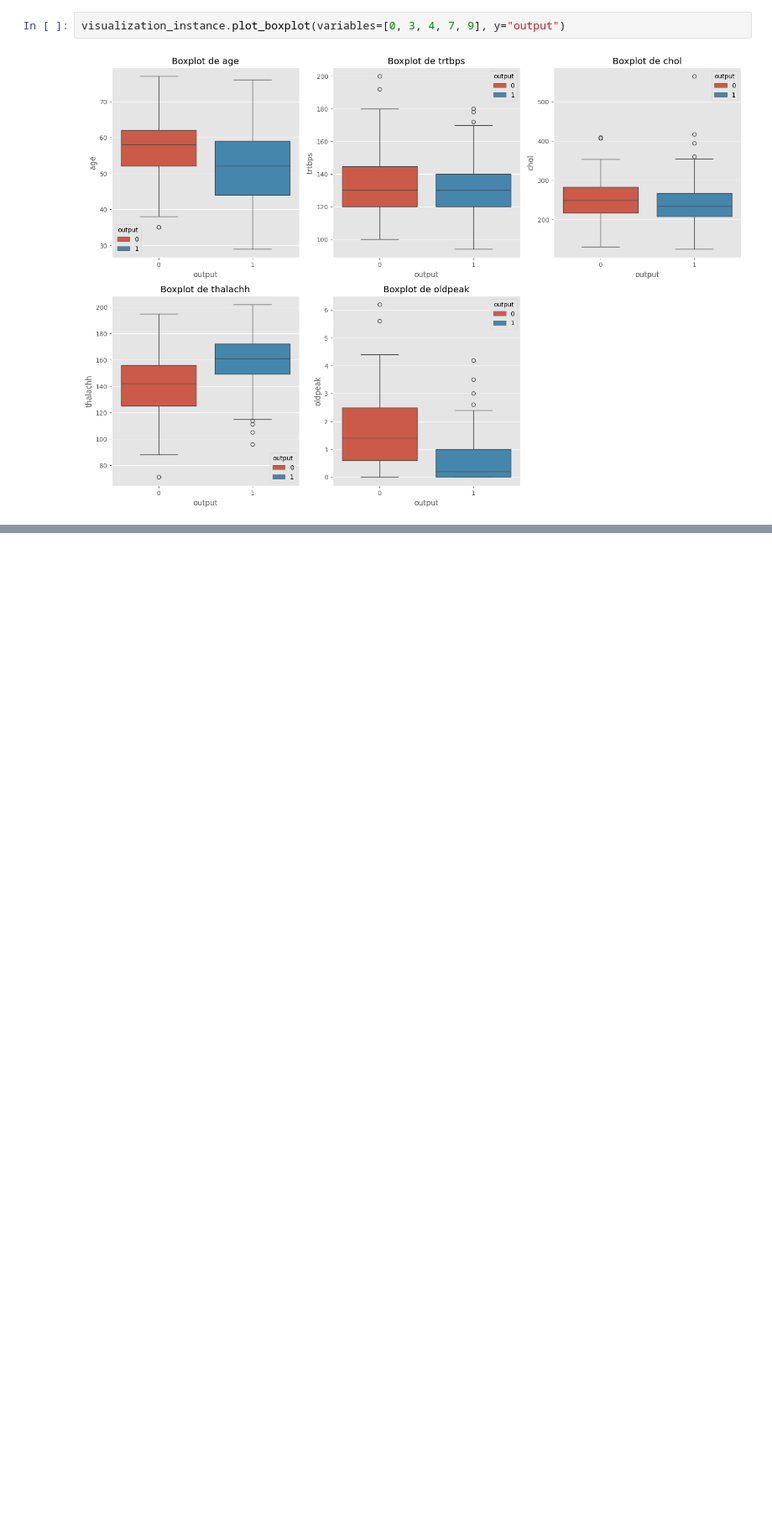
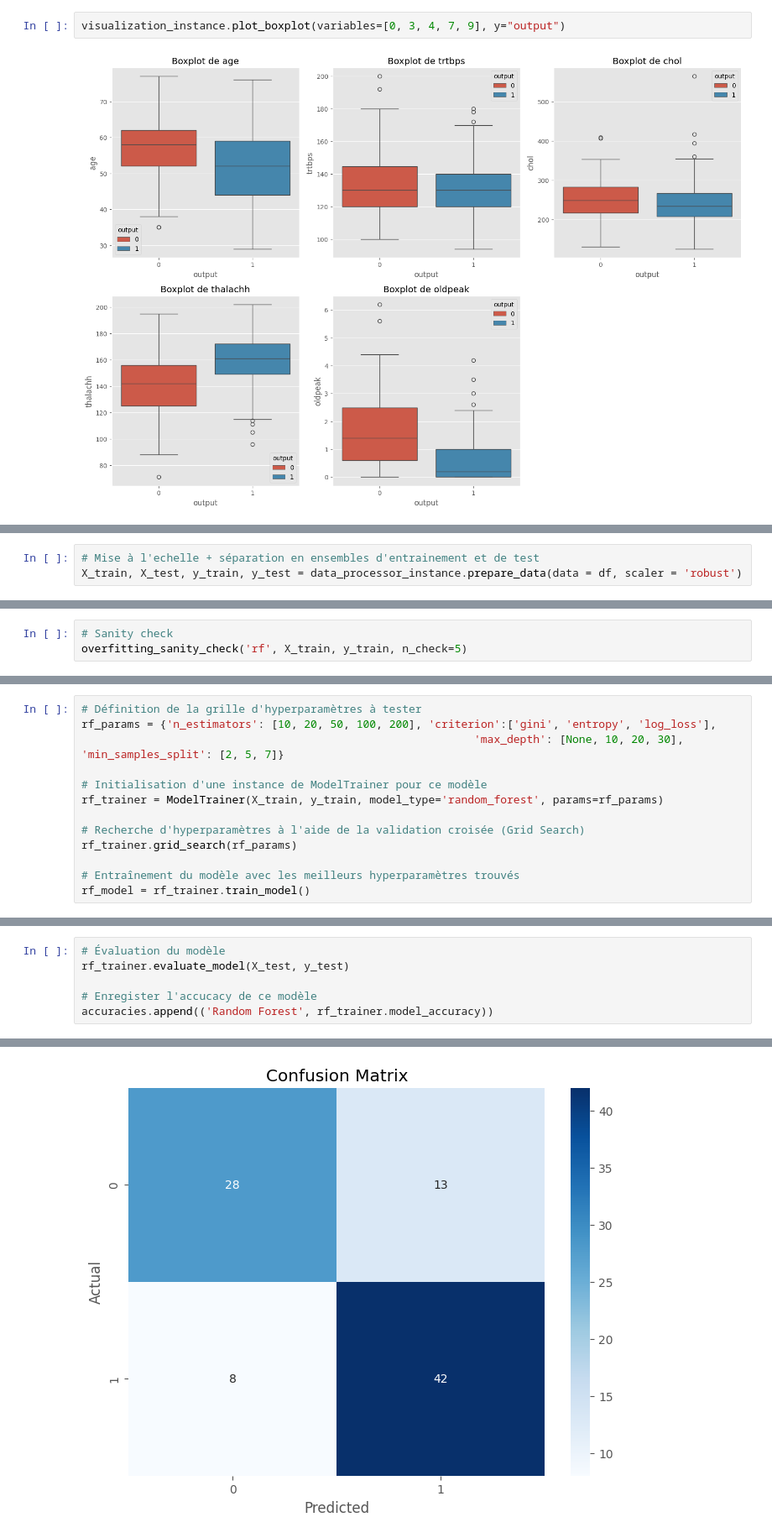
Before and after one commit to mjfriedman/Cardio-Detect, a Jupyter notebook: Projet.ipynb, the cells around one changed output, grey strips where cells are left out. Shown at 84% size. Drawn from its saved outputs; the diff is of its cells as text; blank space fills up the shorter version.

```diff
--- a/Projet.ipynb
+++ b/Projet.ipynb
@@ -282,0 +364,3 @@ visualization_instance.plot_boxplot(variables=[0, 3, 4, 7, 9], y="output")
+# %%
+# Mise à l'echelle + séparation en ensembles d'entrainement et de test
+X_train, X_test, y_train, y_test = data_processor_instance.prepare_data(data = df, scaler = 'robust')
@@ -282,0 +371,3 @@ visualization_instance.plot_boxplot(variables=[0, 3, 4, 7, 9], y="output")
+# %%
+# Sanity check
+overfitting_sanity_check('rf', X_train, y_train, n_check=5)
@@ -282,0 +377,13 @@ visualization_instance.plot_boxplot(variables=[0, 3, 4, 7, 9], y="output")
+# %%
+# Définition de la grille d'hyperparamètres à tester
+rf_params = {'n_estimators': [10, 20, 50, 100, 200], 'criterion':['gini', 'entropy', 'log_loss'],
+                                                            'max_depth': [None, 10, 20, 30], 'min_samples_split': [2, 5, 7]}
+
+# Initialisation d'une instance de ModelTrainer pour ce modèle
+rf_trainer = ModelTrainer(X_train, y_train, model_type='random_forest', params=rf_params)
+
+# Recherche d'hyperparamètres à l'aide de la validation croisée (Grid Search)
+rf_trainer.grid_search(rf_params)
+
+# Entraînement du modèle avec les meilleurs hyperparamètres trouvés
+rf_model = rf_trainer.train_model()
@@ -282,0 +396,7 @@ visualization_instance.plot_boxplot(variables=[0, 3, 4, 7, 9], y="output")
+# %%
+# Évaluation du modèle
+rf_trainer.evaluate_model(X_test, y_test)
+
+# Enregister l'accucacy de ce modèle
+accuracies.append(('Random Forest', rf_trainer.model_accuracy))
+# %% [output]
@@ -282,0 +413 @@ visualization_instance.plot_boxplot(variables=[0, 3, 4, 7, 9], y="output")
+[figure, added]
```
Also changed, not shown: parts of 83 cells of this notebook.
